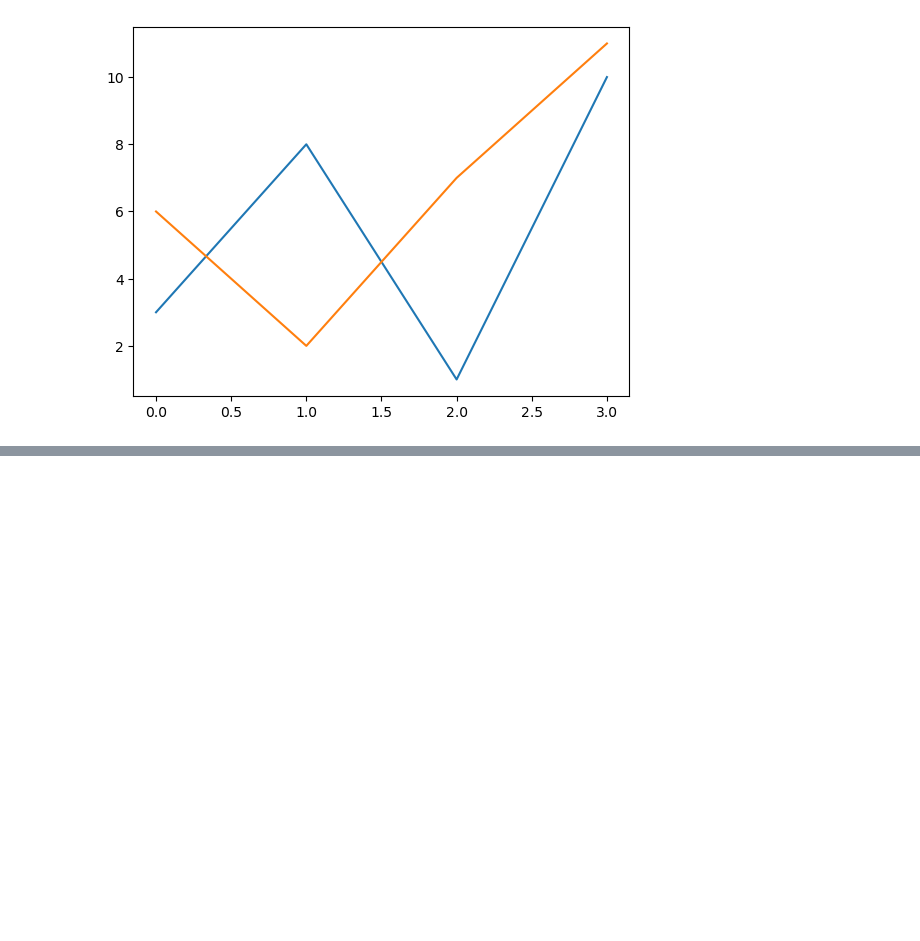
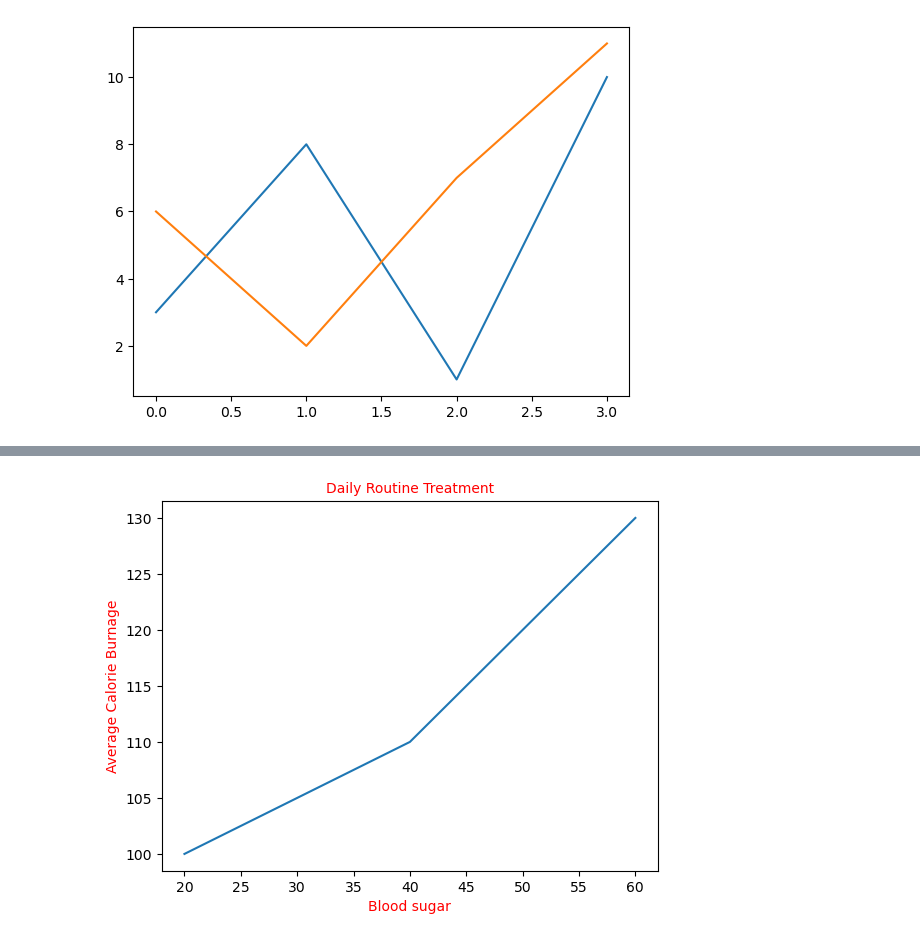
Before and after one commit to Joelson-Dieter/JupyterNotebook.ipynb, a Jupyter notebook: matplotlib.ipynb/marker.ipynb, the cells around one changed output, grey strips where cells are left out. Saved outputs shown, nothing was run; the diff lists cells and outputs as text; code cells hidden in the pictures; blank space fills up the shorter version.

```diff
--- a/matplotlib.ipynb/marker.ipynb
+++ b/matplotlib.ipynb/marker.ipynb
@@ -75,0 +90,14 @@ plt.show()
+# %%
+import matplotlib.pyplot as plt
+import numpy as np
+
+x=np.array([20,30,40,50,60])
+y=np.array([100,105,110,120,130])
+
+plt.plot(x,y)
+plt.title("Daily Routine Treatment",color='r',size=10)
+plt.xlabel("Blood sugar",color='r',size='10')
+plt.ylabel("Average Calorie Burnage",color='r',size=10)
+plt.show()
+# %% [output]
+[figure, added]
```
Also changed, not shown: parts of 3 cells of this notebook.
